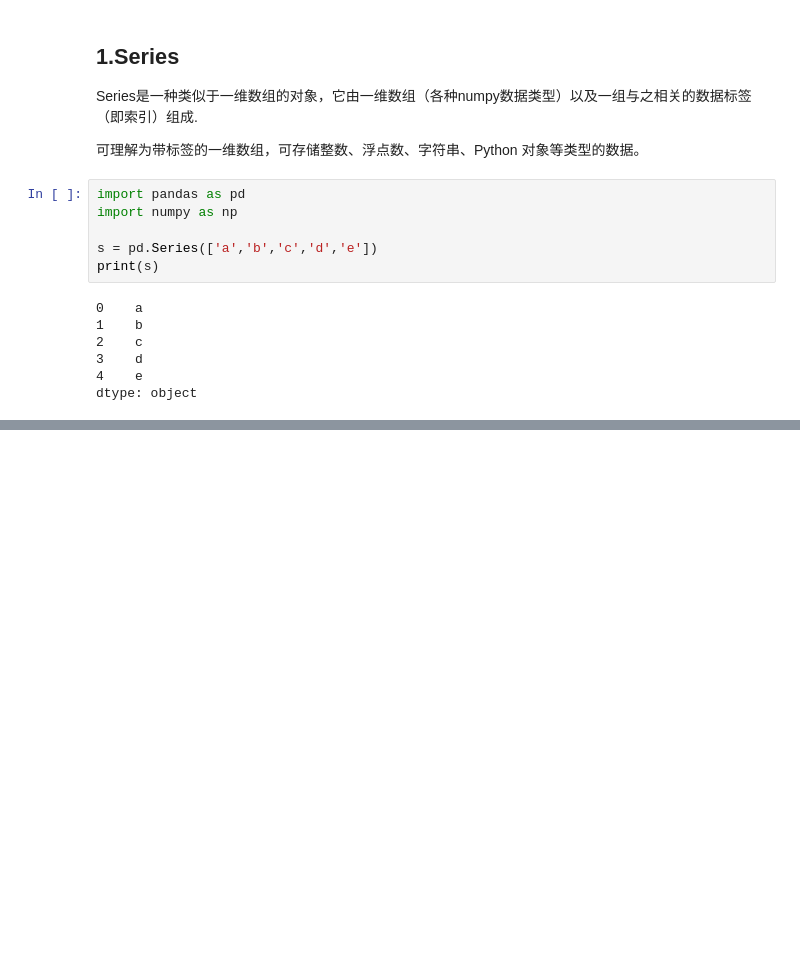
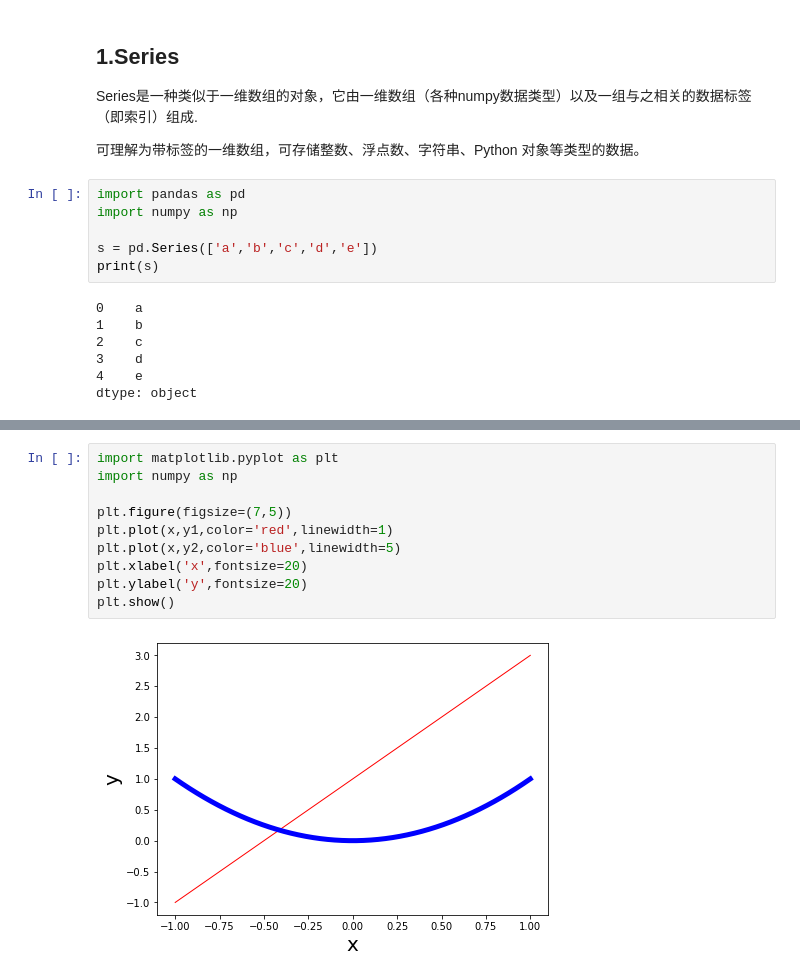
Before and after one commit to CCP101/2022NLP_Course, a Jupyter notebook: MLP/1.ipynb, the cells around one changed output, grey strips where cells are left out. Saved outputs shown, nothing was run; the diff lists cells and outputs as text; blank space fills up the shorter version.

```diff
--- a/MLP/1.ipynb
+++ b/MLP/1.ipynb
@@ -190,0 +541,12 @@ print(s)
+# %%
+import matplotlib.pyplot as plt
+import numpy as np
+
+plt.figure(figsize=(7,5))
+plt.plot(x,y1,color='red',linewidth=1)
+plt.plot(x,y2,color='blue',linewidth=5)
+plt.xlabel('x',fontsize=20)
+plt.ylabel('y',fontsize=20)
+plt.show()
+# %% [output]
+[figure, added]
```
Also changed, not shown: parts of 27 cells of this notebook.
